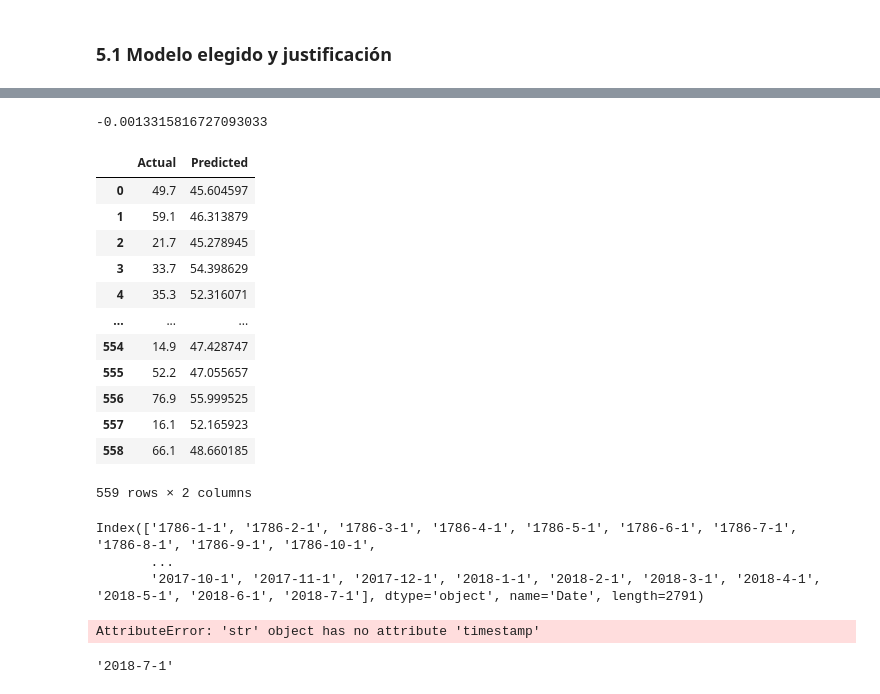
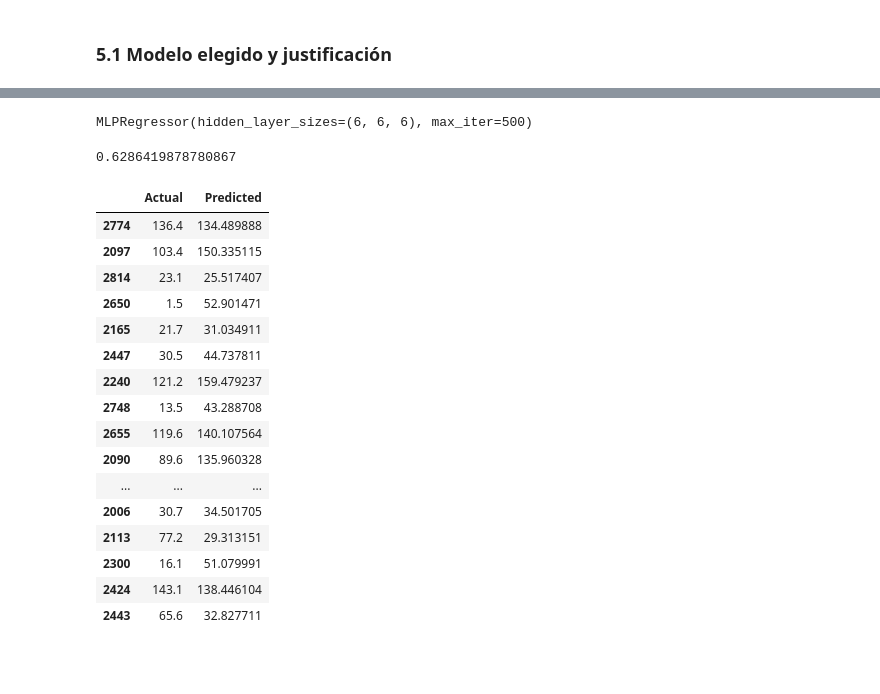
Before and after one commit to arampuig/Precipitacions-Barcelona-EDA, a Jupyter notebook: Prova Precipitacions Barcelona.ipynb, the cells around one changed output, grey strips where cells are left out. Saved outputs shown, nothing was run; the diff lists cells and outputs as text; code cells hidden in the pictures; blank space fills up the shorter version.

```diff
--- a/Prova Precipitacions Barcelona.ipynb
+++ b/Prova Precipitacions Barcelona.ipynb
@@ -1416,26 +1319,39 @@ clf = LinearRegression(n_jobs=-1)
+# %%
+scaler = StandardScaler()
+scaler.fit(X_train)
+StandardScaler(copy=True, with_mean=True, with_std=True)
+X_train = scaler.transform(X_train)
+X_test = scaler.transform(X_test)
+# %%
+mlp = MLPRegressor(hidden_layer_sizes=(6,6,6),max_iter=500)
 # %%
-clf.fit(X_train, y_train)
-accuracy = clf.score(X_test, y_test)
+mlp.fit(X_train,y_train)
+# %% [output]
+MLPRegressor(hidden_layer_sizes=(6, 6, 6), max_iter=500)
-# %%
-accuracy
-# %% [output]
--0.0013315816727093033
+# %%
+mlp.score(X_train,y_train)
+# %% [output]
+0.6286419878780867
 # %%
-lr_pred = clf.predict(X_test)
+mlp_pred = mlp.predict(X_test)
 # %%
-df_lr=pd.DataFrame({'Actual':y_test, 'Predicted':lr_pred})
-df_lr
+df_mlp=pd.DataFrame({'Actual':y_test, 'Predicted':mlp_pred})
+df_mlp
 # %% [output]
 |  | Actual | Predicted |
-| 0 | 49.7 | 45.604597 |
-| 1 | 59.1 | 46.313879 |
-| 2 | 21.7 | 45.278945 |
-| 3 | 33.7 | 54.398629 |
-| 4 | 35.3 | 52.316071 |
+| 2774 | 136.4 | 134.489888 |
+| 2097 | 103.4 | 150.335115 |
+| 2814 | 23.1 | 25.517407 |
+| 2650 | 1.5 | 52.901471 |
+| 2165 | 21.7 | 31.034911 |
+| 2447 | 30.5 | 44.737811 |
+| 2240 | 121.2 | 159.479237 |
+| 2748 | 13.5 | 43.288708 |
+| 2655 | 119.6 | 140.107564 |
+| 2090 | 89.6 | 135.960328 |
 | ... | ... | ... |
-| 554 | 14.9 | 47.428747 |
-| 555 | 52.2 | 47.055657 |
-| 556 | 76.9 | 55.999525 |
-| 557 | 16.1 | 52.165923 |
-| 558 | 66.1 | 48.660185 |
+| 2006 | 30.7 | 34.501705 |
+| 2113 | 77.2 | 29.313151 |
+| 2300 | 16.1 | 51.079991 |
+| 2424 | 143.1 | 138.446104 |
+| 2443 | 65.6 | 32.827711 |
-559 rows × 2 columns
@@ -1446,19 +1357,0 @@ df['Forecast'] = np.nan
-# %%
-df.index
-# %% [output]
-Index(['1786-1-1', '1786-2-1', '1786-3-1', '1786-4-1', '1786-5-1', '1786-6-1', '1786-7-1', '1786-8-1', '1786-9-1', '1786-10-1',
-       ...
-       '2017-10-1', '2017-11-1', '2017-12-1', '2018-1-1', '2018-2-1', '2018-3-1', '2018-4-1', '2018-5-1', '2018-6-1', '2018-7-1'], dtype='object', name='Date', length=2791)
-# %%
-# Adjudiquem una data manualment a les prediccions:
-
-last_date = df.iloc[-1].name # agafem l'últim dia del df
-last_unix = last_date.timestamp()
-one_day = 86400 # els segons que té un dia
-next_unix = last_unix + one_day
-# %% [output]
-AttributeError: 'str' object has no attribute 'timestamp'
-# %%
-df.index[-1]
-# %% [output]
-'2018-7-1'
```
Also changed, not shown: parts of 101 cells of this notebook, 3 other files.
